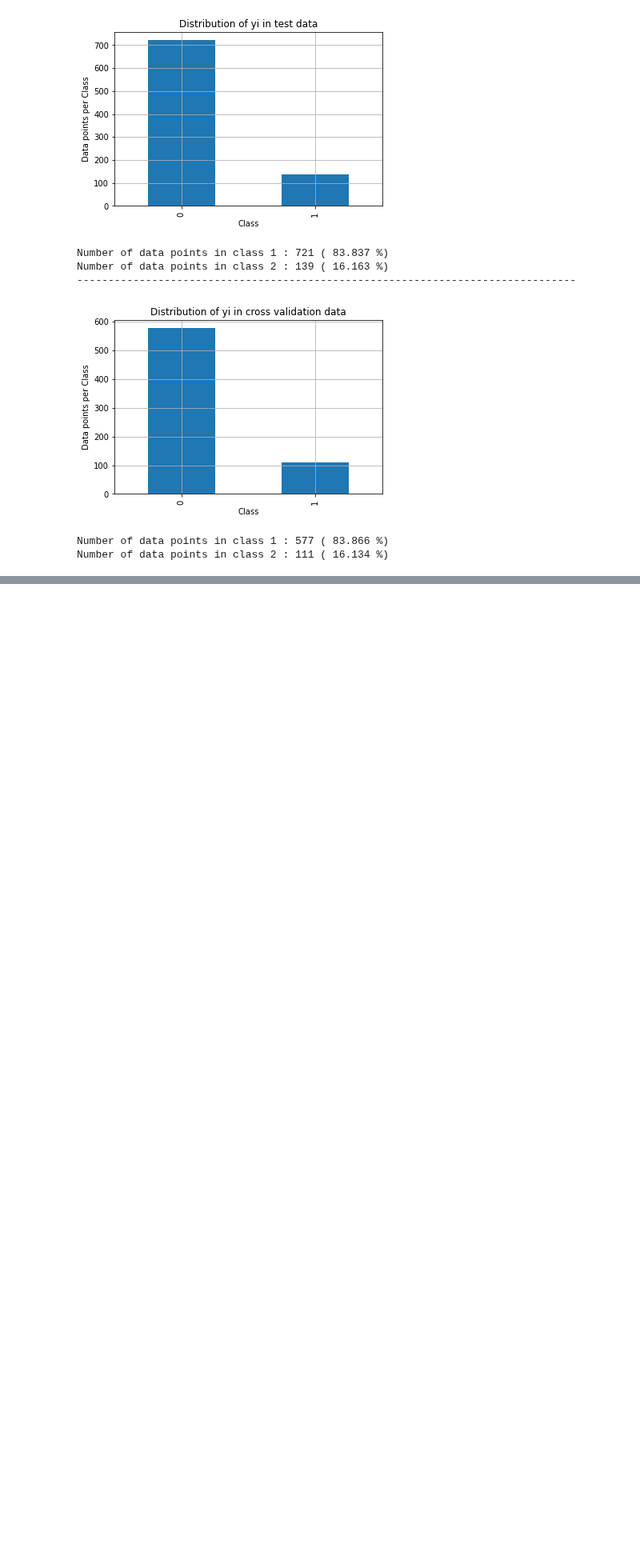
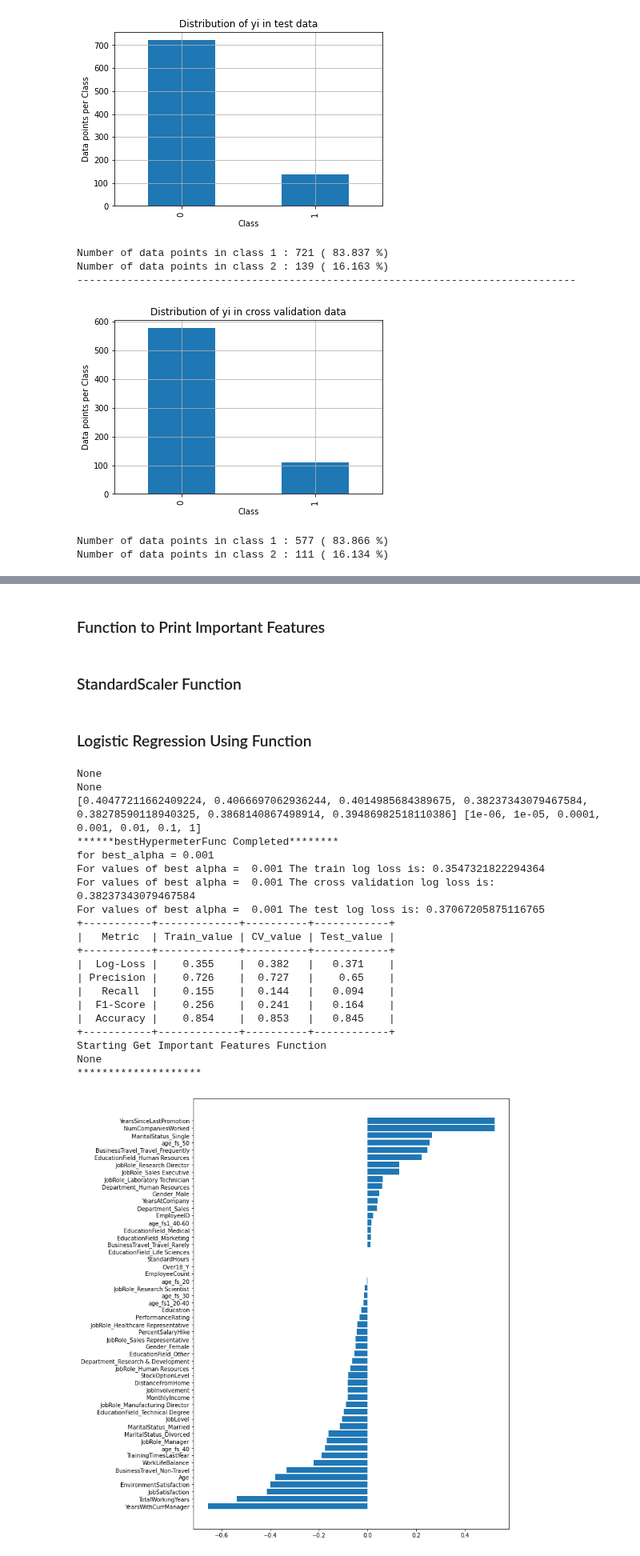
Before and after one commit to Killian-drh/Projet-HR-Analysis, a Jupyter notebook: Projet_IA.ipynb, the cells around one changed output, grey strips where cells are left out. Shown at 80% size. Cells and saved outputs as stored; diff of their text form; code cells hidden in the pictures; blank space fills up the shorter version.

```diff
--- a/Projet_IA.ipynb
+++ b/Projet_IA.ipynb
@@ -449,0 +603,2 @@ Number of data points in class 2 : 111 ( 16.134 %)
+# %% [markdown]
+### Function to Print Important Features
@@ -449,0 +639,36 @@ Number of data points in class 2 : 111 ( 16.134 %)
+# %% [markdown]
+### StandardScaler Function
+# %%
+from sklearn.preprocessing import StandardScaler
+
+scaler = StandardScaler()
+scaler.fit(X_train)
+X_train_scalar=scaler.transform(X_train)
+X_cv_scalar=scaler.transform(X_cv)
+X_test_scalar=scaler.transform(X_test)
+# %% [markdown]
+### Logistic Regression Using Function
+# %%
+metrics("Logistic_Regression",X_train_scalar,y_train,X_cv_scalar,y_cv,X_test_scalar,y_test,0)
+# %% [output]
+None
+None
+[0.40477211662409224, 0.4066697062936244, 0.4014985684389675, 0.38237343079467584, 0.38278590118940325, 0.3868140867498914, 0.39486982518110386] [1e-06, 1e-05, 0.0001, 0.001, 0.01, 0.1, 1]
+******bestHypermeterFunc Completed********
+for best_alpha = 0.001
+For values of best alpha =  0.001 The train log loss is: 0.3547321822294364
+For values of best alpha =  0.001 The cross validation log loss is: 0.38237343079467584
+For values of best alpha =  0.001 The test log loss is: 0.37067205875116765
++-----------+-------------+----------+------------+
+|   Metric  | Train_value | CV_value | Test_value |
++-----------+-------------+----------+------------+
+|  Log-Loss |    0.355    |  0.382   |   0.371    |
+| Precision |    0.726    |  0.727   |    0.65    |
+|   Recall  |    0.155    |  0.144   |   0.094    |
+|  F1-Score |    0.256    |  0.241   |   0.164    |
+|  Accuracy |    0.854    |  0.853   |   0.845    |
++-----------+-------------+----------+------------+
+Starting Get Important Features Function
+None
+********************
+[figure, added]
```
Also changed, not shown: parts of 16 cells of this notebook.
